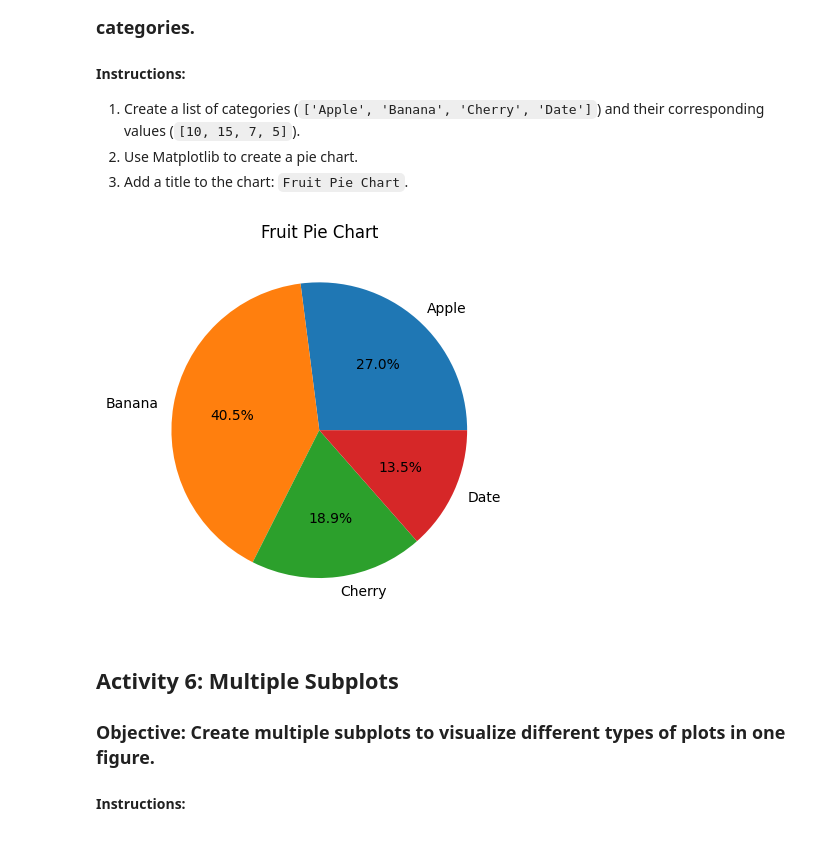
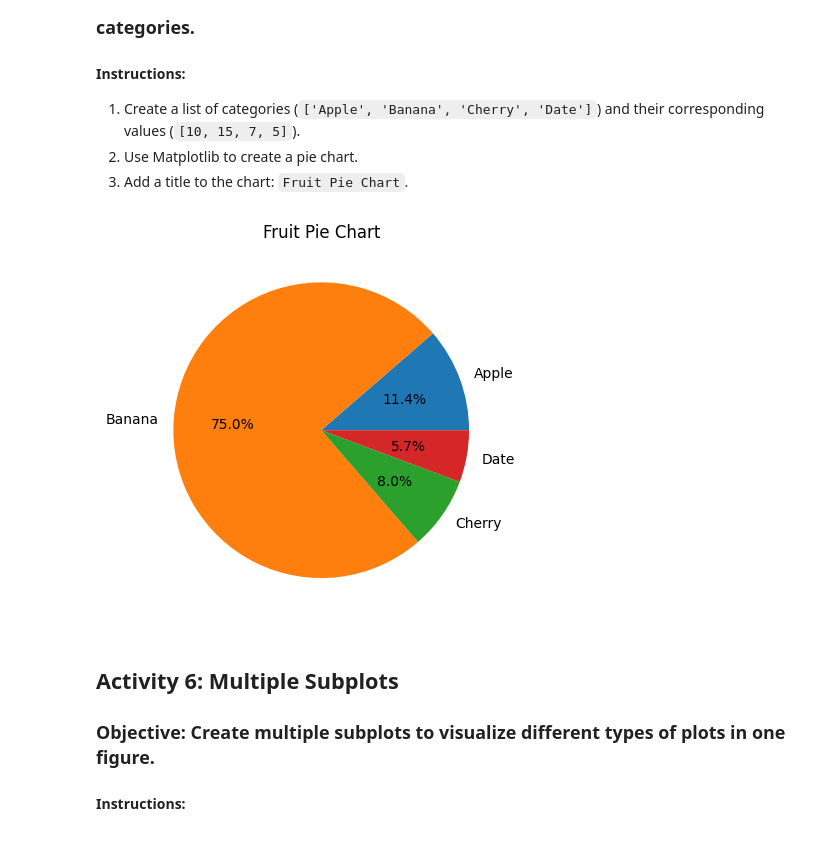
Before and after one commit to HanumappaAK/python-jupyter-template, a Jupyter notebook: activities/1.2-using-matplotlib.ipynb, the cells around one changed output. Drawn from its saved outputs; the diff is of its cells as text; code cells hidden in the pictures.

```diff
--- a/activities/1.2-using-matplotlib.ipynb
+++ b/activities/1.2-using-matplotlib.ipynb
@@ -109,18 +109,18 @@ plt.show()
 # %%
 # Data
 labels = ['Apple', 'Banana', 'Cherry', 'Date']
-sizes = [10, 15, 7, 5]
+sizes = [10, 66, 7, 5]
 
 # Create a pie chart
 plt.pie(sizes, labels=labels, autopct='%1.1f%%')
 
 # Title
 plt.title('Fruit Pie Chart')
 
 # Show the plot
 plt.show()
 # %% [output]
-[figure, old version]
+[figure, new version]
 # %% [markdown]
 ## Activity 6: Multiple Subplots
 ### Objective: Create multiple subplots to visualize different types of plots in one figure.
```
Also changed, not shown: parts of 1 cell of this notebook.
